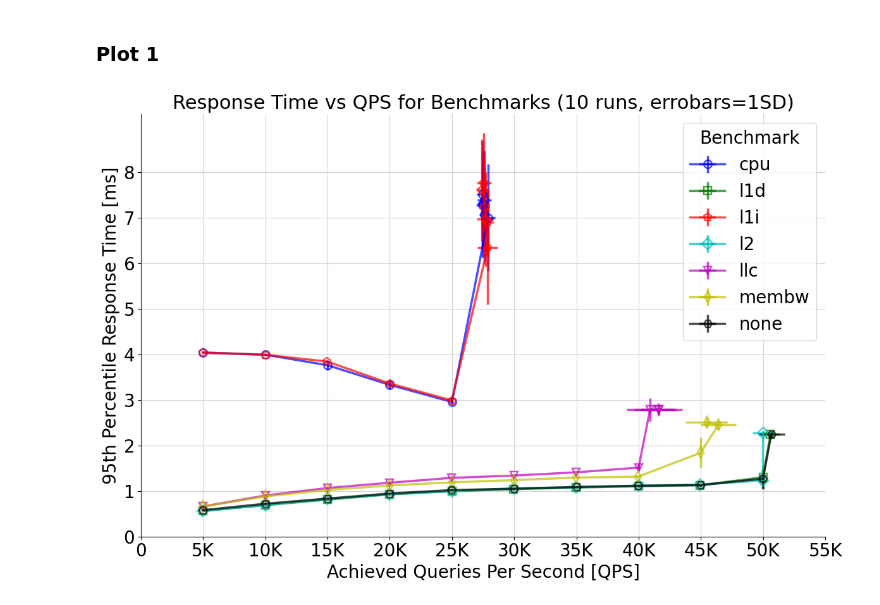
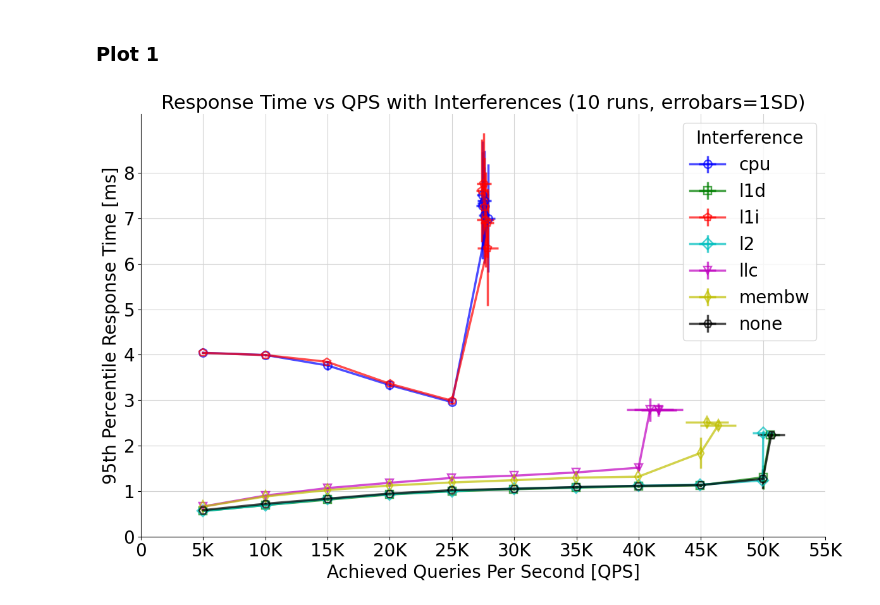
Before and after one commit to czanoli/ETH-Cloud-Computing-Architectures-2024, a Jupyter notebook: part1/plots.ipynb, the cells around one changed output. Saved outputs shown, nothing was run; the diff lists cells and outputs as text; code cells hidden in the pictures.

Commit message:
changed plot1 title and legend

```diff
--- a/part1/plots.ipynb
+++ b/part1/plots.ipynb
@@ -75,33 +75,33 @@ for i, (interference_type, df_list) in enumerate(grouped_dfs.items()):
 
 # Plot Style
 ax.spines['top'].set_visible(False)
 ax.spines['right'].set_visible(False)
 ax.set_facecolor('white')
 ax.tick_params(axis='x', labelsize=20)
 ax.tick_params(axis='y', labelsize=20)
-ax.legend(title='Benchmark', fontsize=20, title_fontsize=20)
+ax.legend(title='Interference', fontsize=20, title_fontsize=20)
 x_labels = ['0', '5K', '10K', '15K', '20K', '25K', '30K', '35K', '40K', '45K', '50K', '55K']
 ax.set_xticks(range(0, 56, 5), x_labels)
 y_labels = ['0', '1', '2', '3', '4', '5', '6', '7', '8']
 ax.set_yticks(range(0, 9, 1), y_labels)
 ax.grid(True, color='lightgray')
 ax.set_xlabel('Achieved Queries Per Second [QPS]', fontsize=20)
 ax.set_ylabel('95th Percentile Response Time [ms]', fontsize=20)
-ax.set_title('Response Time vs QPS for Benchmarks (10 runs, errobars=1SD)', fontsize=22)
+ax.set_title('Response Time vs QPS with Interferences (10 runs, errobars=1SD)', fontsize=22)
 fig.tight_layout()
 
 if True:
     plt.show()
 else:
     matplotlib.use("pgf")
     plt.rc("pgf", texsystem="pdflatex", rcfonts=False)
     plt.rcParams.update({
         "text.usetex": True,
         "font.family": "serif",
         # Use LaTeX default serif font.
         "font.serif": [],
     })
     plt.savefig("plots/plot1_CCA_guidelines.pgf", bbox_inches="tight", backend='pgf')
     print('done')
 # %% [output]
-[figure, old version]
+[figure, new version]
```
Also changed, not shown: 1 other file.
